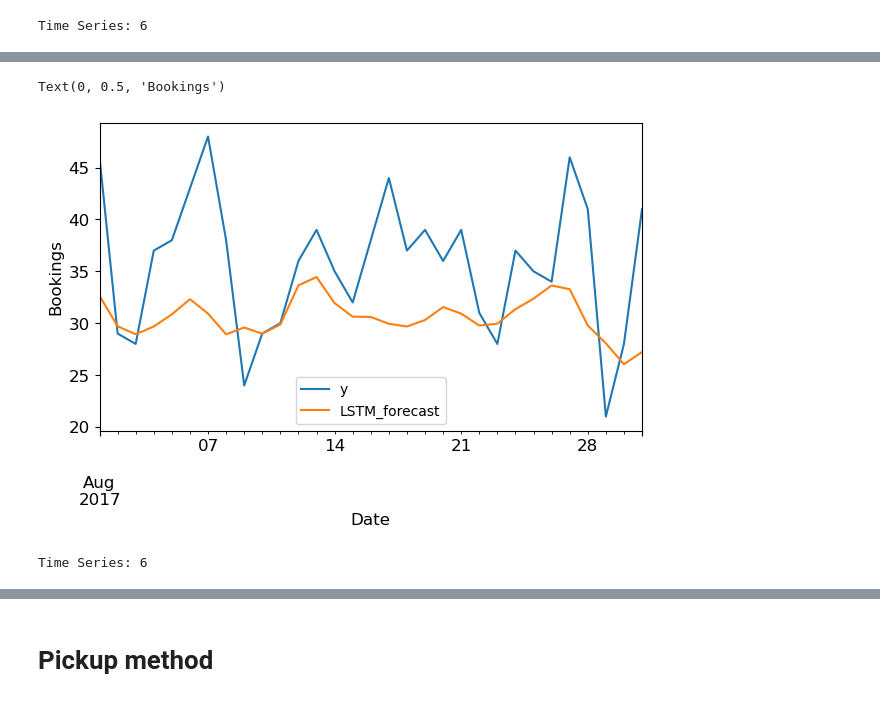
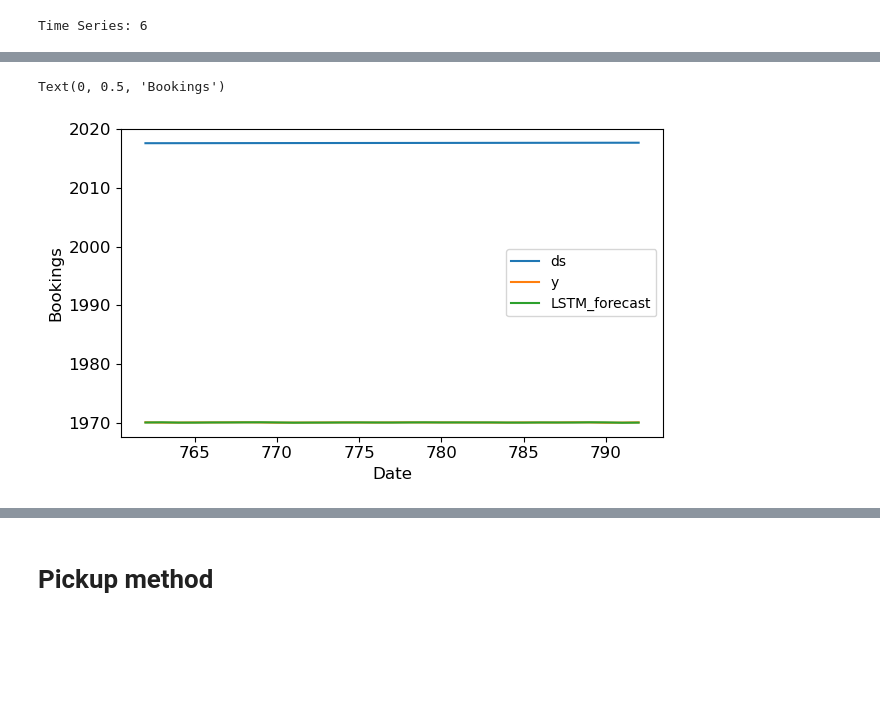
Before and after one commit to yuchenyeh/Machine-Learning-with-Python, a Jupyter notebook: hotel_demand_forecast.ipynb, the cells around one changed output, grey strips where cells are left out. Saved outputs shown, nothing was run; the diff lists cells and outputs as text; code cells hidden in the pictures; blank space fills up the shorter version.

Commit message:
add time series

```diff
--- a/hotel_demand_forecast.ipynb
+++ b/hotel_demand_forecast.ipynb
@@ -342,8 +640,8 @@ tf.keras.backend.clear_session()
 # Build the model
 model = tf.keras.models.Sequential([
   tf.keras.layers.Lambda(lambda x: tf.expand_dims(x, axis=-1),
-                      input_shape=[None]),
-   tf.keras.layers.Bidirectional(tf.keras.layers.LSTM(32, return_sequences=True)),
+                      input_shape=[window_size]),
+  tf.keras.layers.Bidirectional(tf.keras.layers.LSTM(32, return_sequences=True)),
   tf.keras.layers.Bidirectional(tf.keras.layers.LSTM(32)),
   tf.keras.layers.Dense(1),
   tf.keras.layers.Lambda(lambda x: x * 100.0)
@@ -453,8 +710,0 @@ def model_forecast(model, series, window_size, batch_size):
-# %%
-x_test= test_df[['y']]
-forecast_series = t_df[['y']][len(x_train)-window_size:-1]
-forecast = model_forecast(model, forecast_series, window_size, batch_size)
-results = forecast.squeeze()
-
-test_df = x_test.reset_index()\
-    .merge(pd.DataFrame(results).rename(columns={0:'LSTM_forecast'}), left_index=True, right_index=True)
@@ -460,0 +763,15 @@ test_df = x_test.reset_index()\
+# %%
+# Create a NumPy datetime array
+dates = pd.date_range('2017-08-01', periods=31, freq='D')
+dates
+# Convert to an index
+idx = pd.DatetimeIndex(dates)
+
+results_df = pd.DataFrame(results,idx,['y'])
+test_df.set_index('ds', inplace=True)
+
+test_df_LSTM2 = test_df.copy()
+test_df_LSTM2['LSTM_forecast'] = results_df[['y']]
+test_df_LSTM2.plot(figsize=(7,5), fontsize=14)
+plt.xlabel('Date', fontsize=14)
+plt.ylabel('Bookings', fontsize=14)
@@ -461,13 +945,14 @@ test_df = x_test.reset_index()\
+# %%
+test_df_LSTM3 = test_df.copy()
 # %%
-test_df = test_df.set_index('ds')
-test_df.plot(figsize=(7,4), fontsize=12)
+test_df_LSTM3['LSTM_forecast'] = test_y
+#test_df = test_df.set_index('ds')
+test_df_LSTM3.plot(figsize=(7,4), fontsize=12)
 plt.xlabel('Date', fontsize=12)
 plt.ylabel('Bookings', fontsize=12)
 # %% [output]
 Text(0, 0.5, 'Bookings')
-[figure, old version]
+[figure, new version]
 # %%
 from sklearn.metrics import mean_absolute_error
-print('Time Series: {:.0f}'.format(mean_absolute_error(test_df[['LSTM_forecast']], test_df[['y']])))
+print('Time Series: {:.0f}'.format(mean_absolute_error(test_df_LSTM3[['LSTM_forecast']], test_df_LSTM3[['y']])))
-# %% [output]
-Time Series: 6
```
Also changed, not shown: parts of 64 cells of this notebook, 4 other files.
